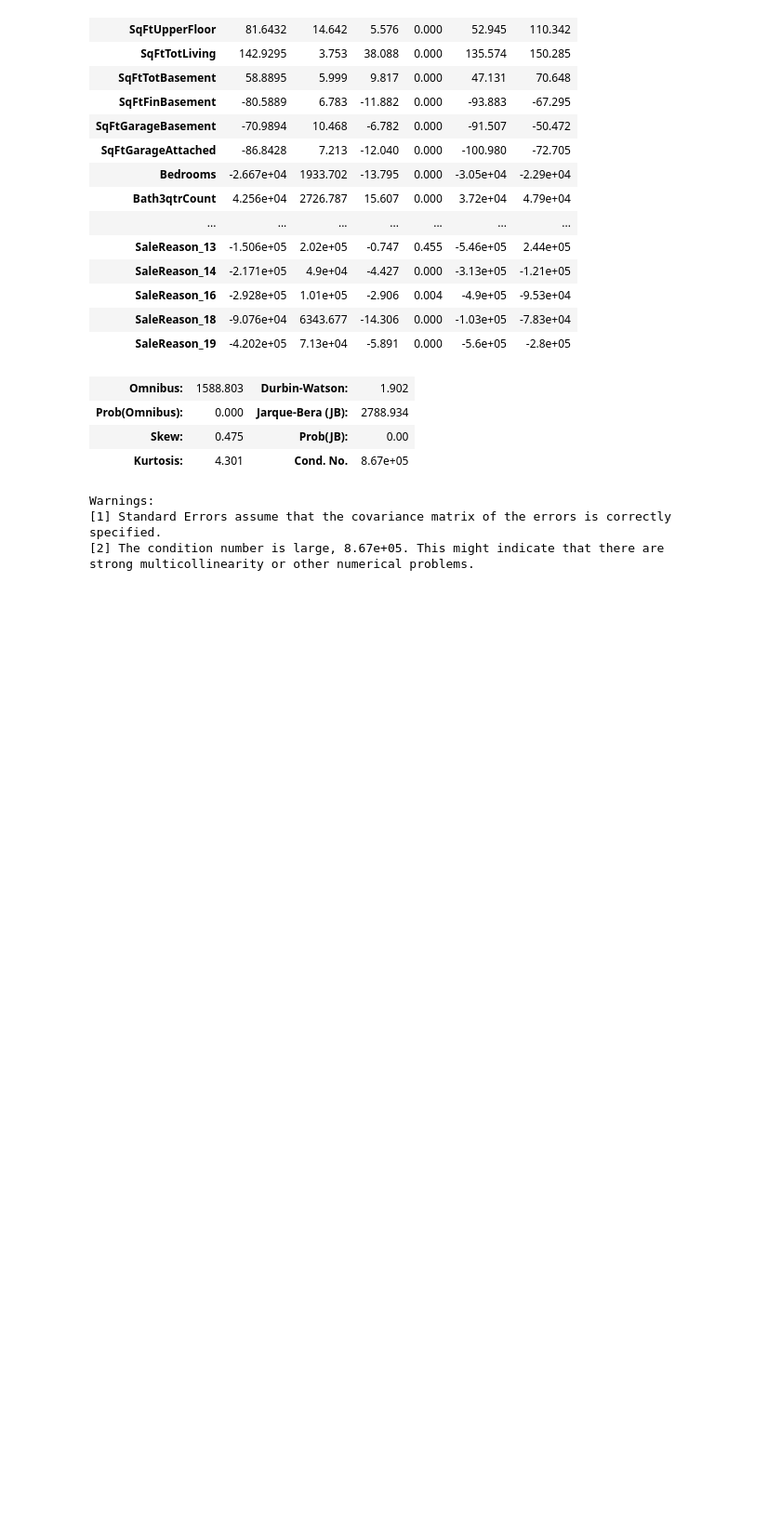
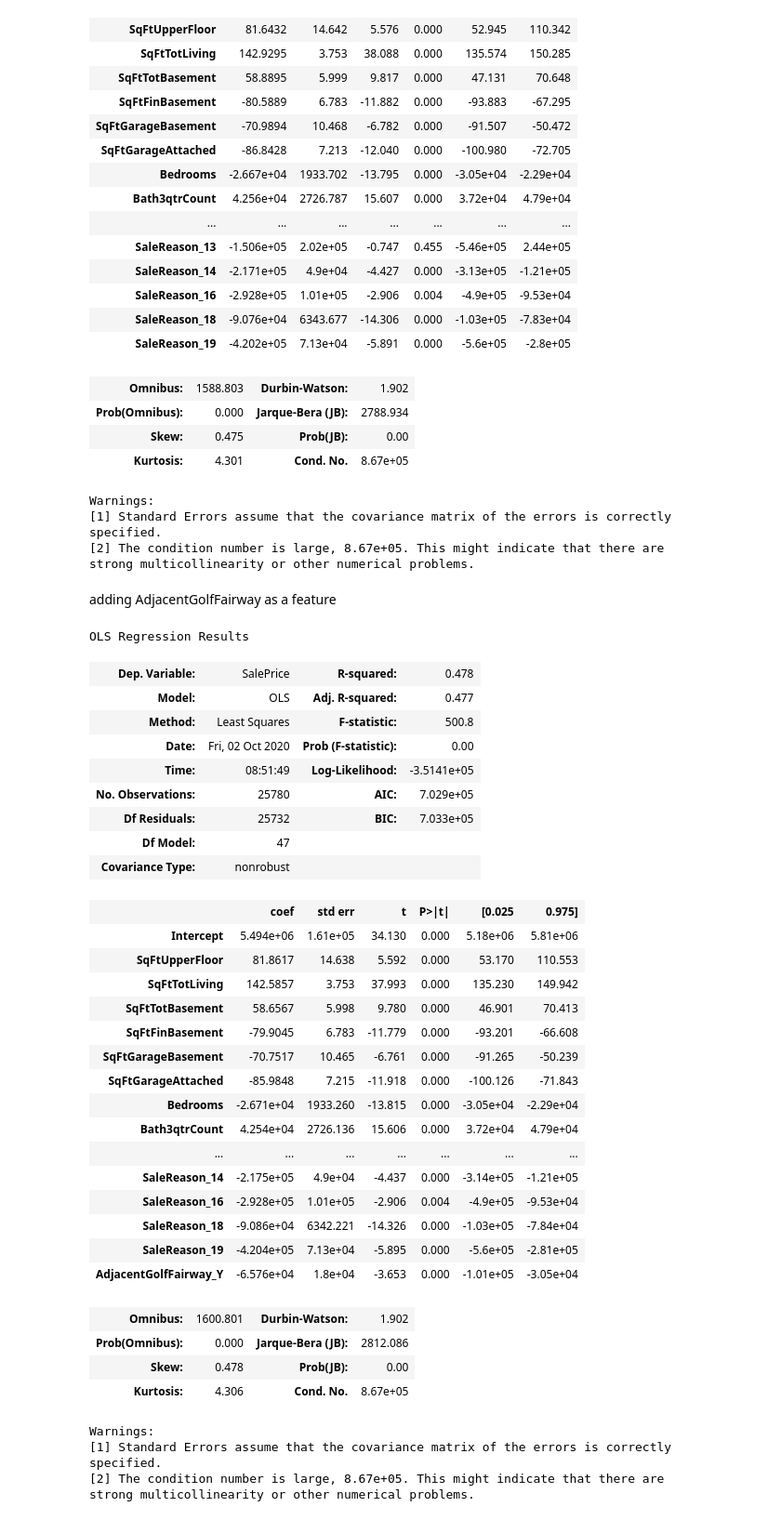
Before and after one commit to Jaccomando/phase_2_project_chicago-sf-seattle-ds-082420, a Jupyter notebook: exploratory/matt_model_testing.ipynb, the cells around one changed output. Shown at 93% size. Drawn from its saved outputs; the diff is of its cells as text; code cells hidden in the pictures; blank space fills up the shorter version.

```diff
--- a/exploratory/matt_model_testing.ipynb
+++ b/exploratory/matt_model_testing.ipynb
@@ -535,3 +537,5 @@ Warnings:
 [1] Standard Errors assume that the covariance matrix of the errors is correctly specified.
 [2] The condition number is large, 8.67e+05. This might indicate that there are
 strong multicollinearity or other numerical problems.
+# %% [markdown]
+adding AdjacentGolfFairway as a feature
@@ -537,0 +546,37 @@ strong multicollinearity or other numerical problems.
+# %%
+model_ords_and_cats.summary()
+# %% [output]
+OLS Regression Results
+| Dep. Variable: | SalePrice | R-squared: | 0.478 |
+| Model: | OLS | Adj. R-squared: | 0.477 |
+| Method: | Least Squares | F-statistic: | 500.8 |
+| Date: | Fri, 02 Oct 2020 | Prob (F-statistic): | 0.00 |
+| Time: | 08:51:49 | Log-Likelihood: | -3.5141e+05 |
+| No. Observations: | 25780 | AIC: | 7.029e+05 |
+| Df Residuals: | 25732 | BIC: | 7.033e+05 |
+| Df Model: | 47 |  |  |
+| Covariance Type: | nonrobust |  |  |
+|  | coef | std err | t | P>|t| | [0.025 | 0.975] |
+| Intercept | 5.494e+06 | 1.61e+05 | 34.130 | 0.000 | 5.18e+06 | 5.81e+06 |
+| SqFtUpperFloor | 81.8617 | 14.638 | 5.592 | 0.000 | 53.170 | 110.553 |
+| SqFtTotLiving | 142.5857 | 3.753 | 37.993 | 0.000 | 135.230 | 149.942 |
+| SqFtTotBasement | 58.6567 | 5.998 | 9.780 | 0.000 | 46.901 | 70.413 |
+| SqFtFinBasement | -79.9045 | 6.783 | -11.779 | 0.000 | -93.201 | -66.608 |
+| SqFtGarageBasement | -70.7517 | 10.465 | -6.761 | 0.000 | -91.265 | -50.239 |
+| SqFtGarageAttached | -85.9848 | 7.215 | -11.918 | 0.000 | -100.126 | -71.843 |
+| Bedrooms | -2.671e+04 | 1933.260 | -13.815 | 0.000 | -3.05e+04 | -2.29e+04 |
+| Bath3qtrCount | 4.254e+04 | 2726.136 | 15.606 | 0.000 | 3.72e+04 | 4.79e+04 |
+| ... | ... | ... | ... | ... | ... | ... |
+| SaleReason_14 | -2.175e+05 | 4.9e+04 | -4.437 | 0.000 | -3.14e+05 | -1.21e+05 |
+| SaleReason_16 | -2.928e+05 | 1.01e+05 | -2.906 | 0.004 | -4.9e+05 | -9.53e+04 |
+| SaleReason_18 | -9.086e+04 | 6342.221 | -14.326 | 0.000 | -1.03e+05 | -7.84e+04 |
+| SaleReason_19 | -4.204e+05 | 7.13e+04 | -5.895 | 0.000 | -5.6e+05 | -2.81e+05 |
+| AdjacentGolfFairway_Y | -6.576e+04 | 1.8e+04 | -3.653 | 0.000 | -1.01e+05 | -3.05e+04 |
+| Omnibus: | 1600.801 | Durbin-Watson: | 1.902 |
+| Prob(Omnibus): | 0.000 | Jarque-Bera (JB): | 2812.086 |
+| Skew: | 0.478 | Prob(JB): | 0.00 |
+| Kurtosis: | 4.306 | Cond. No. | 8.67e+05 |
+Warnings:
+[1] Standard Errors assume that the covariance matrix of the errors is correctly specified.
+[2] The condition number is large, 8.67e+05. This might indicate that there are
+strong multicollinearity or other numerical problems.
```
Also changed, not shown: parts of 4 cells of this notebook, 2 other files.
